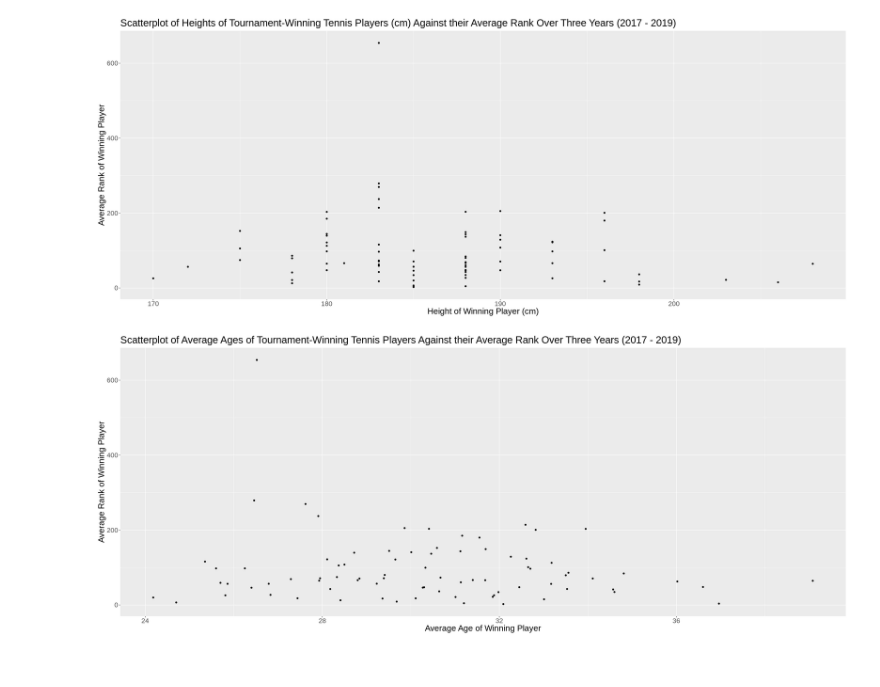
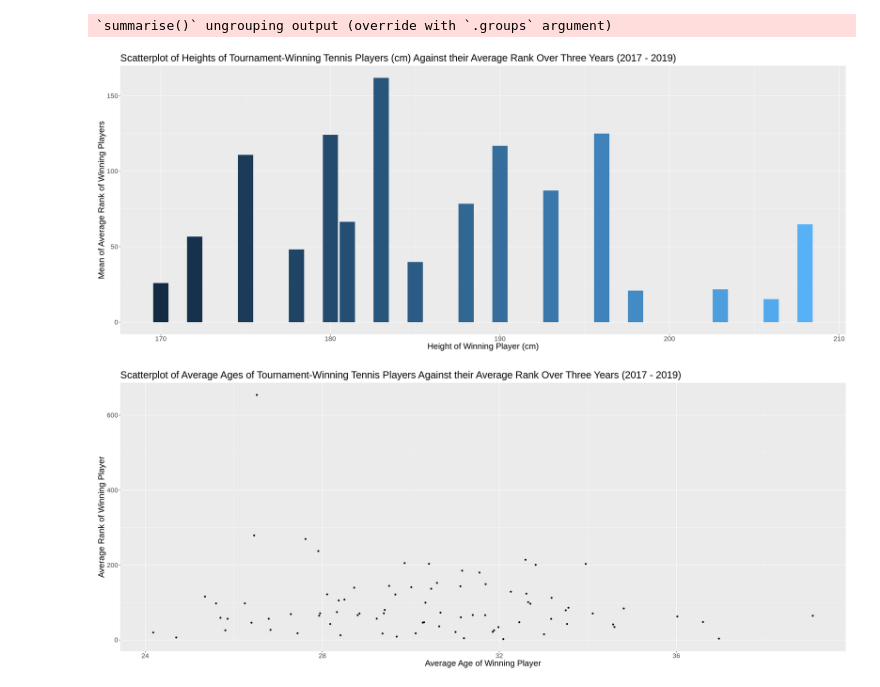
Before and after one commit to kimtanpalanca/dsci_group_15, a Jupyter notebook: group_project.ipynb, the cells around one changed output. Drawn from its saved outputs; the diff is of its cells as text; code cells hidden in the pictures.

```diff
--- a/group_project.ipynb
+++ b/group_project.ipynb
@@ -186,14 +101,19 @@ A tibble: 2 × 2
 # %%
+height_data <- data_train %>%
+group_by(winner_ht) %>%
+summarize(winner_avg_rank_avg = mean(winner_avg_rank))
+
 options(repr.plot.width = 25, repr.plot.height = 10)
-data_train_height_scatterplot <- data_train%>%
-    ggplot(aes(x=winner_ht, y=winner_avg_rank))+
-        geom_point()+
-        labs(x="Height of Winning Player (cm)", y="Average Rank of Winning Player")+
+data_train_height_scatterplot <- height_data%>%
+    ggplot(aes(x=winner_ht, y=winner_avg_rank_avg, fill = winner_ht))+
+        geom_bar(stat = "identity", show.legend = FALSE)+
+        labs(x="Height of Winning Player (cm)", y="Mean of Average Rank of Winning Players")+
         ggtitle("Scatterplot of Heights of Tournament-Winning Tennis Players (cm) Against their Average Rank Over Three Years (2017 - 2019)")+
         theme (text = element_text (size = 20))
 data_train_height_scatterplot
 # %% [output]
+`summarise()` ungrouping output (override with `.groups` argument)
-[figure, old version]
+[figure, new version]
 # %%
 options(repr.plot.width = 25, repr.plot.height = 10)
 data_train_age_scatterplot <- data_train%>%
```
Also changed, not shown: parts of 10 cells of this notebook.
